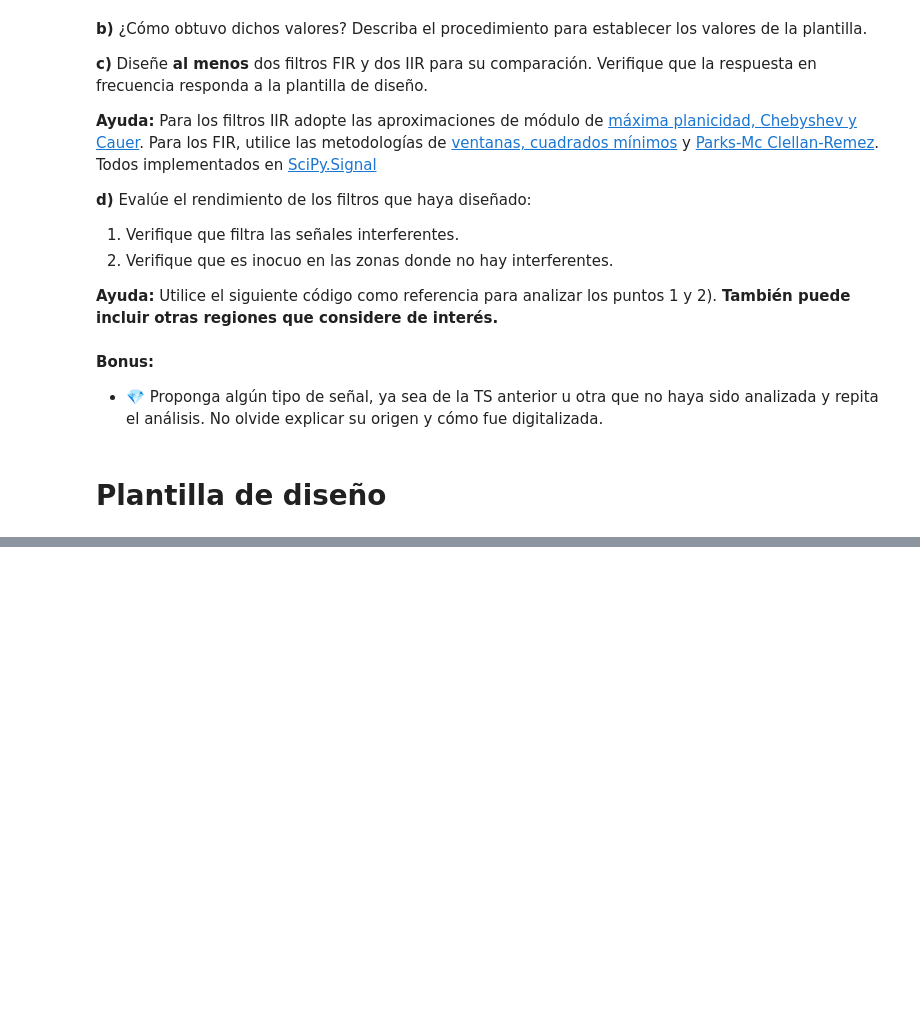
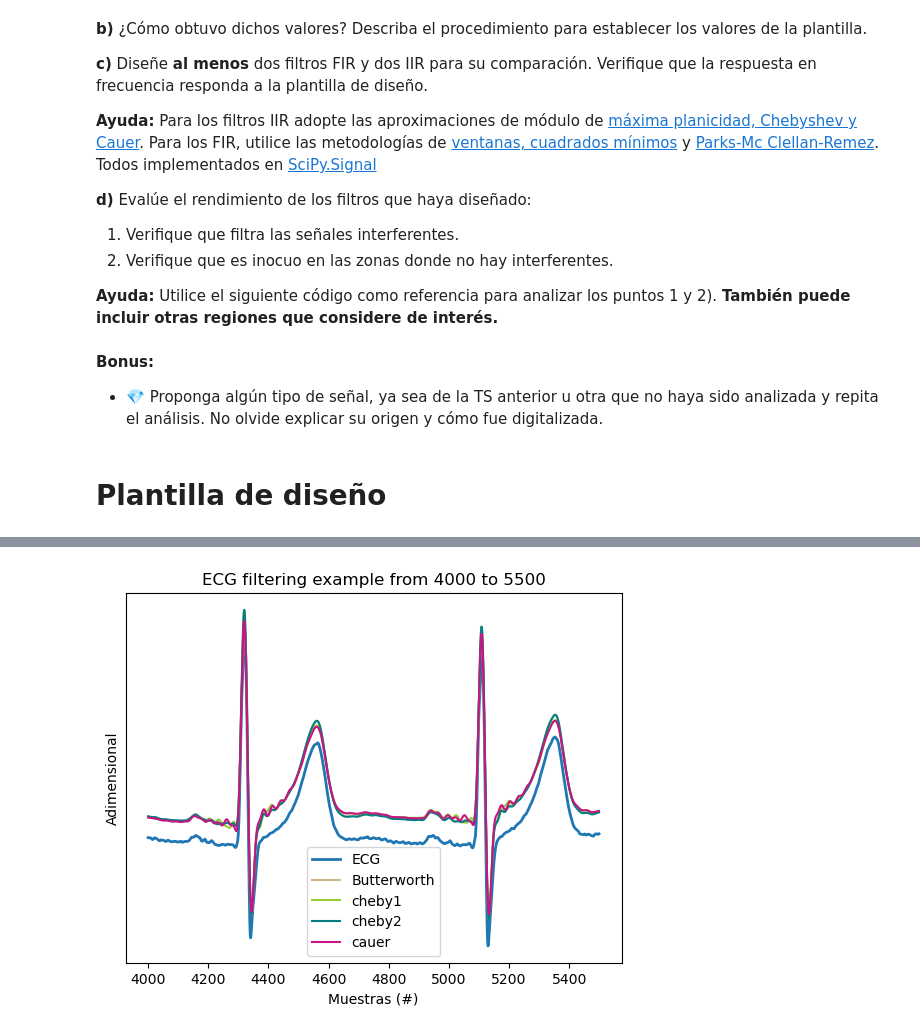
Before and after one commit to moradelacorte/APS, a Jupyter notebook: Mis_trabajos/TS7.ipynb, the cells around one changed output, grey strips where cells are left out. Cells and saved outputs as stored; diff of their text form; code cells hidden in the pictures; blank space fills up the shorter version.

```diff
--- a/Mis_trabajos/TS7.ipynb
+++ b/Mis_trabajos/TS7.ipynb
@@ -198,0 +157,19 @@ plt.show()
+# %%
+import numpy as np
+from scipy import signal as sig
+
+import matplotlib.pyplot as plt
+
+import scipy.io as sio
+from scipy.io.wavfile import write
+
+sio.whosmat('ECG_TP4.mat')
+mat_struct = sio.loadmat('ECG_TP4.mat')
+
+ecg_one_lead = mat_struct['ecg_lead']
+N = len(ecg_one_lead)
+
+hb_1 = mat_struct['heartbeat_pattern1']
+hb_2 = mat_struct['heartbeat_pattern2']
+
+ecg_one_lead = mat_struct['ecg_lead'].flatten()
@@ -198,0 +279,66 @@ plt.show()
+# %%
+# Aplicamos el filtro
+
+ecg_but = sig.sosfiltfilt(sos_but, ecg_one_lead)
+ecg_chb1 = sig.sosfiltfilt(sos_chb1, ecg_one_lead)
+ecg_chb2 = sig.sosfiltfilt(sos_chb2, ecg_one_lead)
+ecg_cau = sig.sosfiltfilt(sos_cau, ecg_one_lead)
+
+# Regiones de interés sin ruido
+regs_interes = (
+        [4000, 5500], # muestras
+        [10e3, 11e3], # muestras
+        )
+
+for ii in regs_interes:
+
+    # intervalo limitado de 0 a cant_muestras
+    zoom_region = np.arange(np.max([0, ii[0]]), np.min([N, ii[1]]), dtype='uint')
+
+    plt.figure()
+    plt.plot(zoom_region, ecg_one_lead[zoom_region], label='ECG', linewidth=2)
+    plt.plot(zoom_region, ecg_but[zoom_region], label='Butterworth', color='tan')
+    plt.plot(zoom_region, ecg_chb1[zoom_region], label='cheby1', color='yellowgreen')
+    plt.plot(zoom_region, ecg_chb2[zoom_region], label='cheby2', color='teal')
+    plt.plot(zoom_region, ecg_cau[zoom_region], label='cauer', color='mediumvioletred')
+
+    plt.title('ECG filtering example from ' + str(ii[0]) + ' to ' + str(ii[1]) )
+    plt.ylabel('Adimensional')
+    plt.xlabel('Muestras (#)')
+
+    axes_hdl = plt.gca()
+    axes_hdl.legend()
+    axes_hdl.set_yticks(())
+
+    plt.show()
+
+# Regiones de interés con ruido
+regs_interes = (
+        np.array([5, 5.2]) *60*fs, # minutos a muestras
+        np.array([12, 12.4]) *60*fs, # minutos a muestras
+        np.array([15, 15.2]) *60*fs, # minutos a muestras
+        )
+
+for ii in regs_interes:
+
+    # intervalo limitado de 0 a cant_muestras
+    zoom_region = np.arange(np.max([0, ii[0]]), np.min([N, ii[1]]), dtype='uint')
+
+    plt.figure()
+    plt.plot(zoom_region, ecg_one_lead[zoom_region], label='ECG', linewidth=2)
+    plt.plot(zoom_region, ecg_but[zoom_region], label='Butterworth', color='tan')
+    plt.plot(zoom_region, ecg_chb1[zoom_region], label='cheby1', color='yellowgreen')
+    plt.plot(zoom_region, ecg_chb2[zoom_region], label='cheby2', color='teal')
+    plt.plot(zoom_region, ecg_cau[zoom_region], label='cauer', color='mediumvioletred')
+
+    plt.title('ECG filtering example from ' + str(ii[0]) + ' to ' + str(ii[1]) )
+    plt.ylabel('Adimensional')
+    plt.xlabel('Muestras (#)')
+
+    axes_hdl = plt.gca()
+    axes_hdl.legend()
+    axes_hdl.set_yticks(())
+
+    plt.show()
+# %% [output]
+[figure, added]
```
Also changed, not shown: parts of 8 cells of this notebook.
